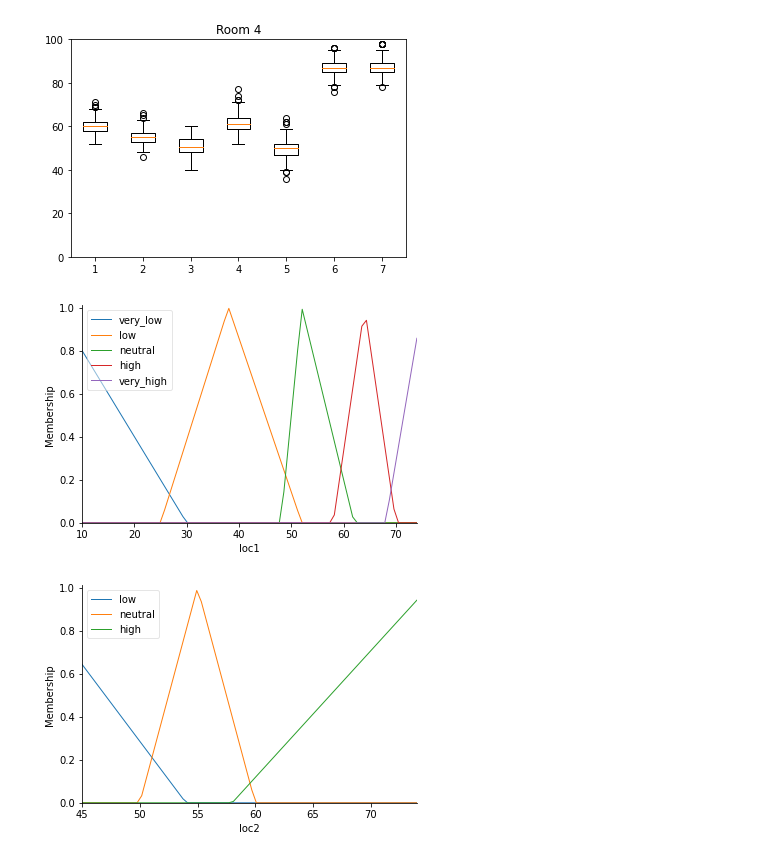
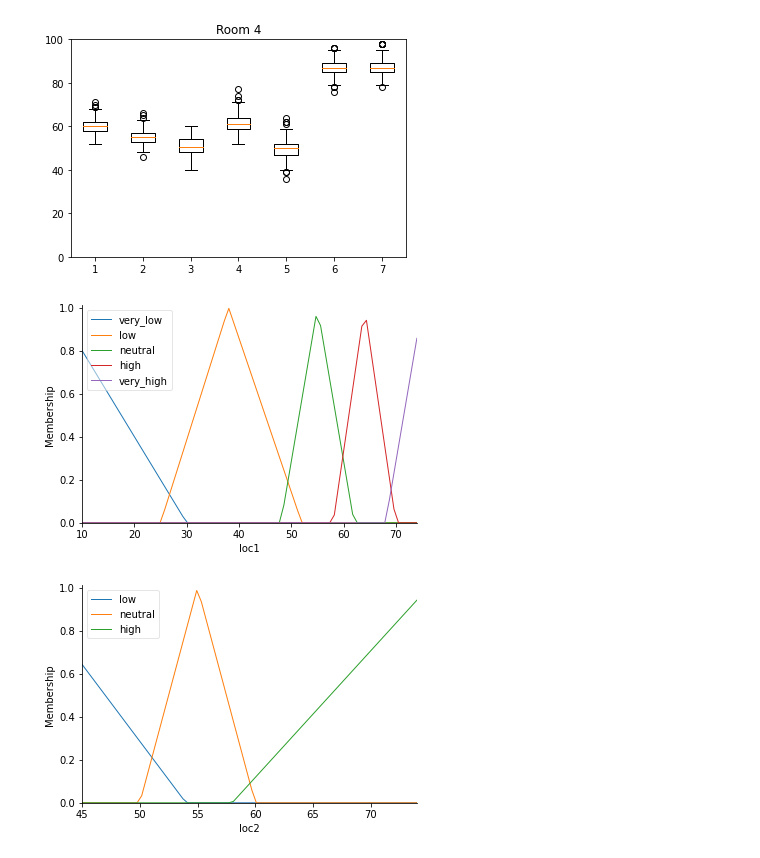
Before and after one commit to alexandradecarvalho/fuzzy_project, a Jupyter notebook: ass2.ipynb, the cells around one changed output. Drawn from its saved outputs; the diff is of its cells as text; code cells hidden in the pictures.

Commit message:
Advances in the rule definitions, still need to figure out the consequent

```diff
--- a/ass2.ipynb
+++ b/ass2.ipynb
@@ -157,23 +157,23 @@ plt.boxplot(data[filt_room4])
 # %%
 # Location 1
 
 X = np.linspace(start=data[0].min(), stop=data[0].max(), num=data[0].max(), endpoint=True, retstep=False)
 loc1 = ctrl.Antecedent(X, 'loc1')
 
 interval1 = [5, 5, 30]
 interval2 = [25, int(((52-25)/2) + 25), 52]
-interval3 = [48, int(((62-48)/2) + 45), 62]
+interval3 = [48, int(((62-48)/2) + 48), 62]
 interval4 = [58, int(((70-58)/2) + 58), 70]
 interval5 = [68, 75, 75]
 
 loc1['very_low'] = fuzz.membership.trimf(X, interval1)
 loc1['low'] = fuzz.membership.trimf(X, interval2)
 loc1['neutral'] = fuzz.membership.trimf(X, interval3)
 loc1['high'] = fuzz.membership.trimf(X, interval4)
 loc1['very_high'] = fuzz.membership.trimf(X, interval5)
 loc1.view()
 # %% [output]
-[figure, old version]
+[figure, new version]
 # %%
 # Location 2
 
```
Also changed, not shown: parts of 8 cells of this notebook.
